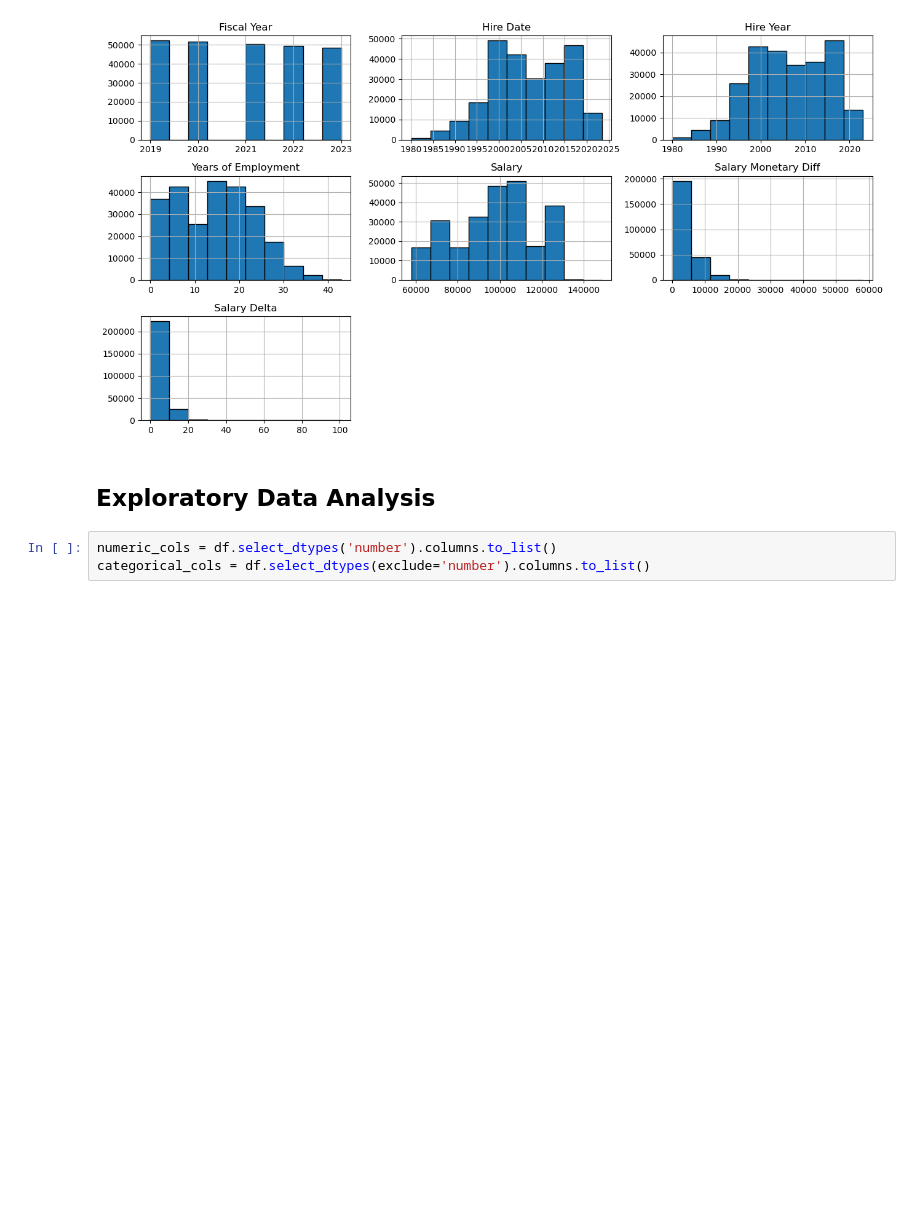
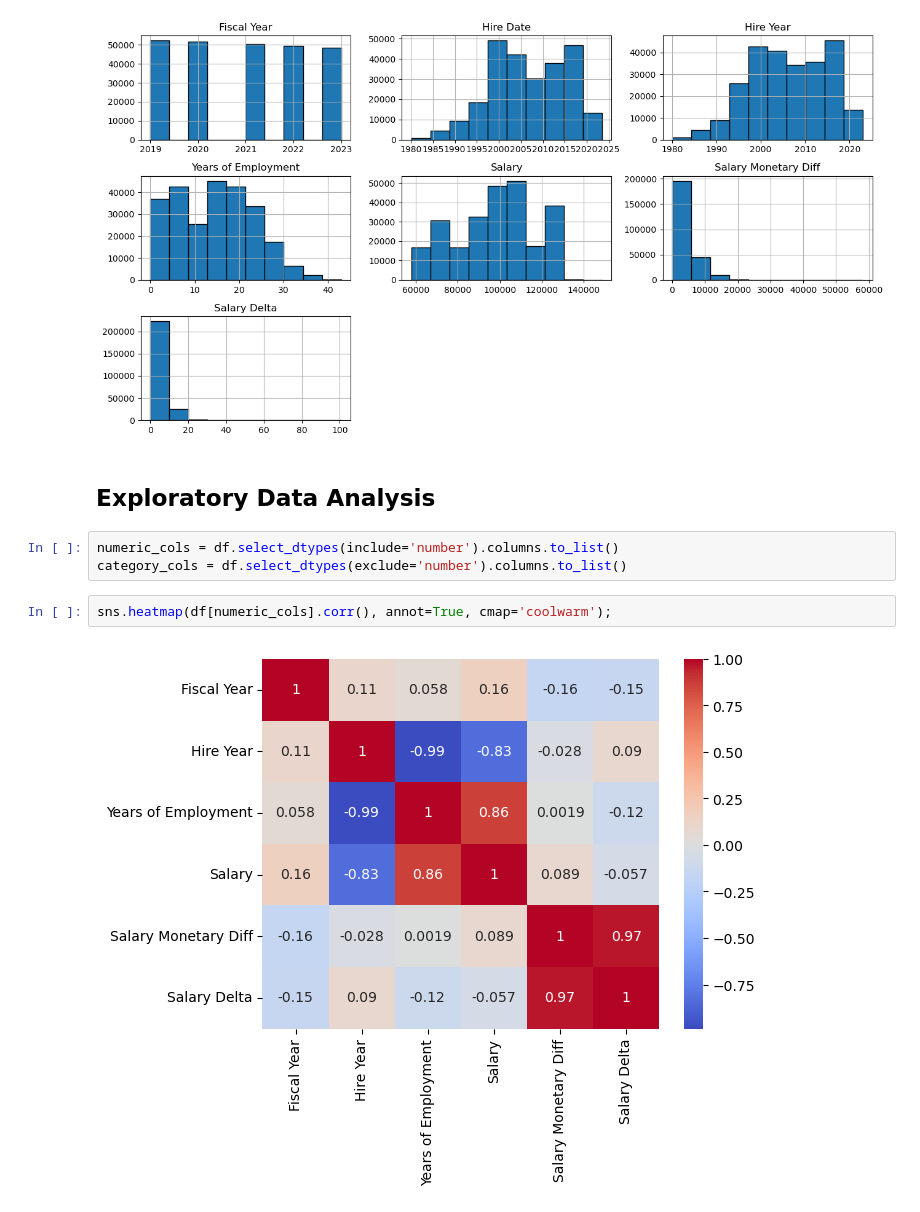
Before and after one commit to Anias-clo/Teacher_Payroll_Analysis, a Jupyter notebook: poc.ipynb, the cells around one changed output. Cells and saved outputs as stored; diff of their text form; blank space fills up the shorter version.

```diff
--- a/poc.ipynb
+++ b/poc.ipynb
@@ -91,5 +87,9 @@ plt.tight_layout();
 # %% [markdown]
 ## Exploratory Data Analysis
 # %%
-numeric_cols = df.select_dtypes('number').columns.to_list()
-categorical_cols = df.select_dtypes(exclude='number').columns.to_list()
+numeric_cols = df.select_dtypes(include='number').columns.to_list()
+category_cols = df.select_dtypes(exclude='number').columns.to_list()
+# %%
+sns.heatmap(df[numeric_cols].corr(), annot=True, cmap='coolwarm');
+# %% [output]
+[figure, added]
```
Also changed, not shown: parts of 13 cells of this notebook, 3 other files.
